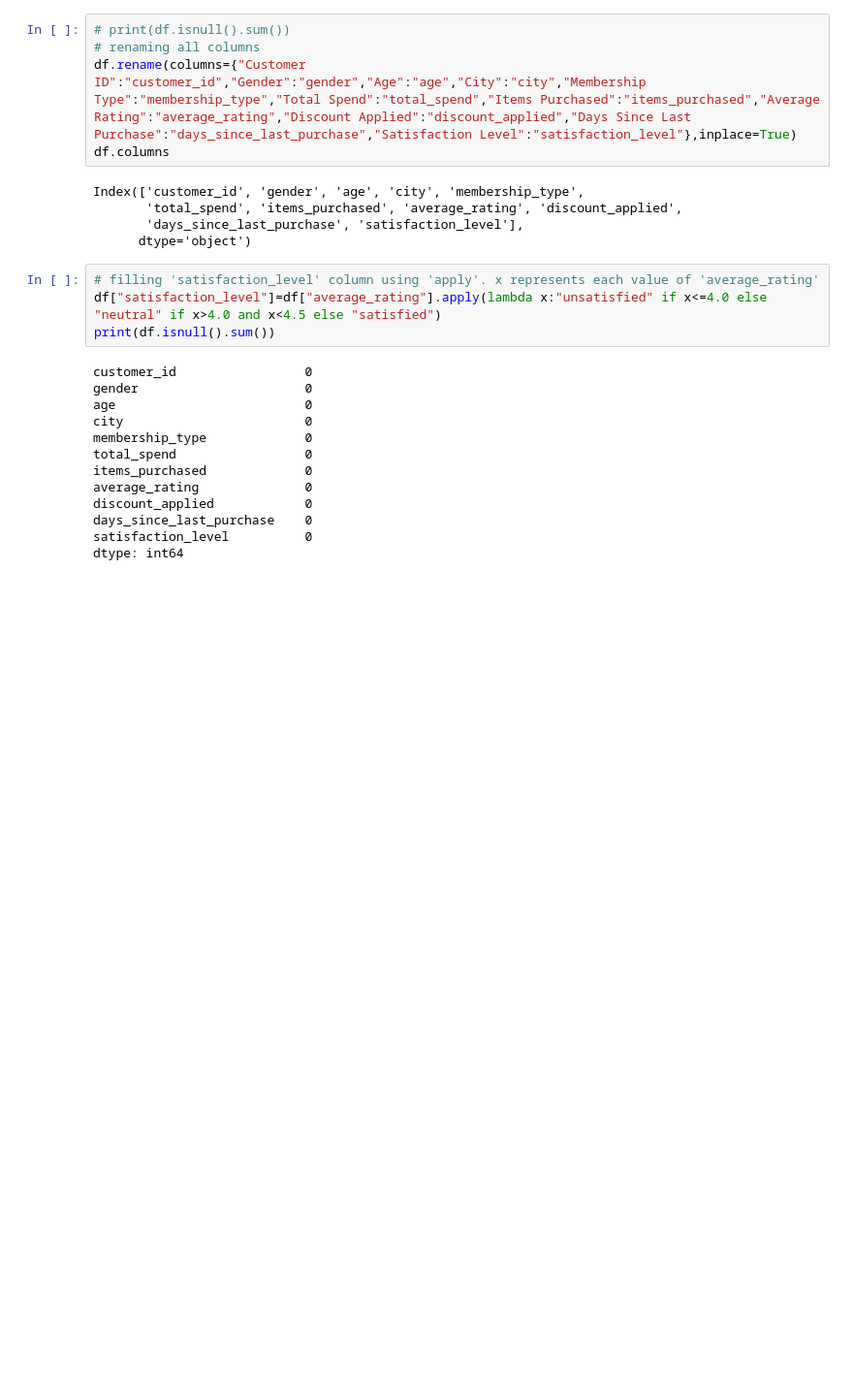
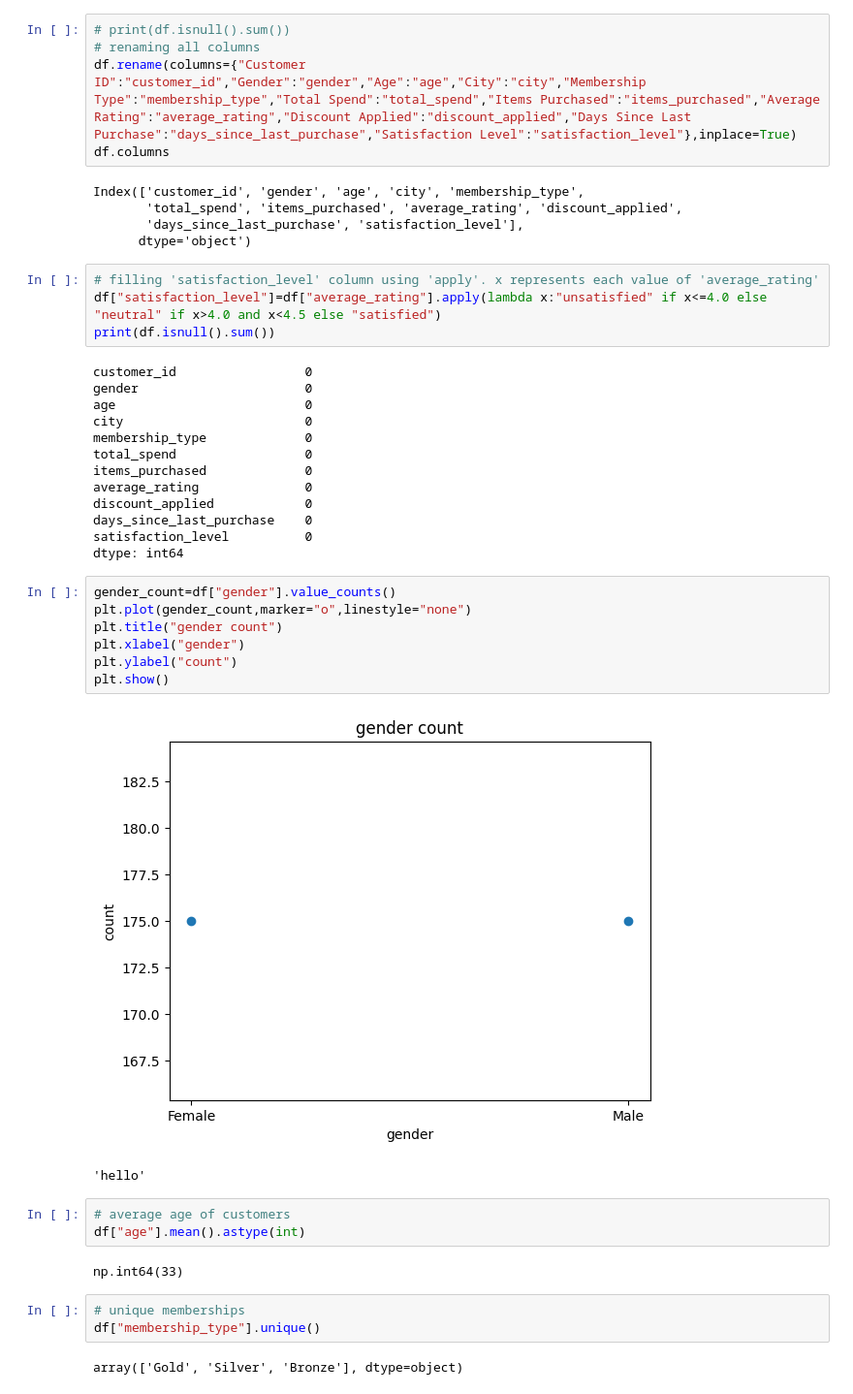
Before and after one commit to libinplal123/ml-learning-pandas, a Jupyter notebook: customer-behaviour-case-study/customer_behaviour.ipynb, the cells around one changed output. Shown at 97% size. Saved outputs shown, nothing was run; the diff lists cells and outputs as text; blank space fills up the shorter version.

Commit message:
graphs

```diff
--- a/customer-behaviour-case-study/customer_behaviour.ipynb
+++ b/customer-behaviour-case-study/customer_behaviour.ipynb
@@ -50,3 +51,23 @@ discount_applied            0
 days_since_last_purchase    0
 satisfaction_level          0
 dtype: int64
+# %%
+gender_count=df["gender"].value_counts()
+plt.plot(gender_count,marker="o",linestyle="none")
+plt.title("gender count")
+plt.xlabel("gender")
+plt.ylabel("count")
+plt.show()
+# %% [output]
+[figure, added]
+'hello'
+# %%
+# average age of customers
+df["age"].mean().astype(int)
+# %% [output]
+np.int64(33)
+# %%
+# unique memberships
+df["membership_type"].unique()
+# %% [output]
+array(['Gold', 'Silver', 'Bronze'], dtype=object)
```
Also changed, not shown: parts of 10 cells of this notebook.
